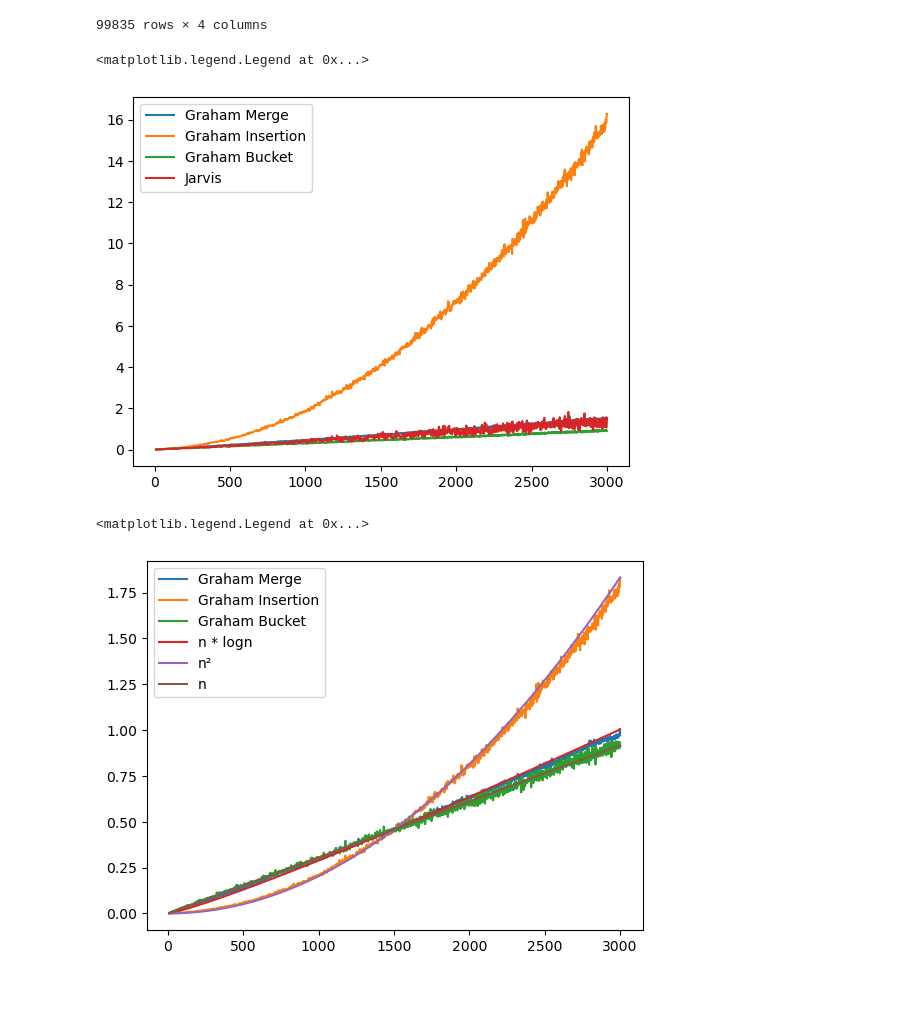
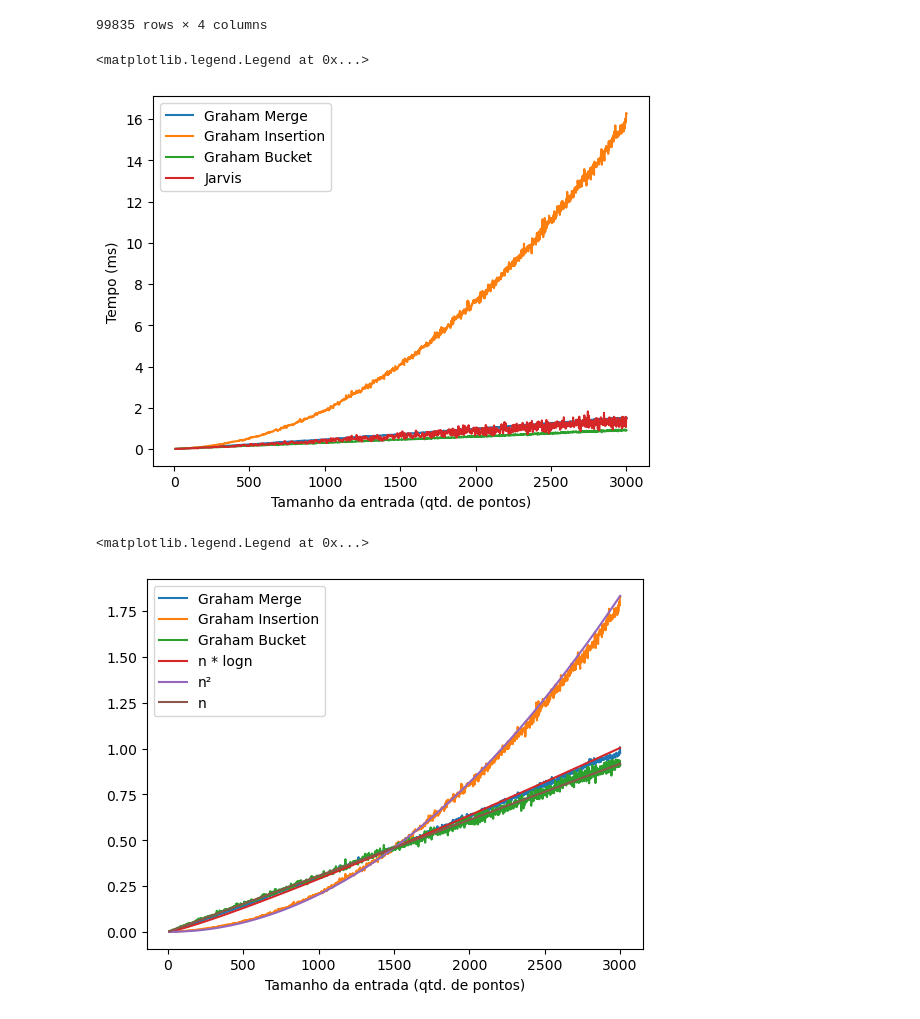
Before and after one commit to LuizFGRocha/TP2, a Jupyter notebook: Relatório.ipynb, the cells around one changed output. Cells and saved outputs as stored; diff of their text form; code cells hidden in the pictures; blank space fills up the shorter version.

```diff
--- a/Relatório.ipynb
+++ b/Relatório.ipynb
@@ -38,27 +38,30 @@ plt.plot(datfram['G_Merge'], label='Graham Merge')
 plt.plot(datfram['G_Insertion'], label='Graham Insertion')
 plt.plot(datfram['G_Bucket'], label='Graham Bucket')
 plt.plot(datfram['Jarvis'], label='Jarvis')
+plt.ylabel('Tempo (ms)')
+plt.xlabel('Tamanho da entrada (qtd. de pontos)')
 plt.legend()
 # %% [output]
 <matplotlib.legend.Legend at 0x...>
-[figure, old version]
+[figure, new version]
 # %%
 constante_central_nlogn = datfram['G_Bucket'].mean() / (np.log(1501) * 1501)
 constante_central_n2 = datfram['G_Bucket'].mean() / 1501 ** 2
 constante_central_n = datfram['G_Bucket'].mean() / 1501
 constante_central_merge = datfram['G_Bucket'].mean() / datfram['G_Merge'][1501]
 constante_central_insertion = datfram['G_Bucket'].mean() / datfram['G_Insertion'][1501]
 constante_central_jarvis = datfram['G_Bucket'].mean() / datfram['Jarvis'][1501]
 
 plt.plot(datfram['G_Merge'] * constante_central_merge, label='Graham Merge')
 plt.plot(datfram['G_Insertion'] * constante_central_insertion, label='Graham Insertion')
 plt.plot(datfram['G_Bucket'], label='Graham Bucket')
 plt.plot(np.int32(np.linspace(10, 3000, 1990)), np.linspace(10, 3000, 1990) * np.log(np.linspace(10, 3000, 1990)) * constante_central_nlogn, label='n * logn')
 plt.plot(np.int32(np.linspace(10, 3000, 1990)), np.linspace(10, 3000, 1990) ** 2 * constante_central_n2, label='n²')
 plt.plot(np.int32(np.linspace(10, 3000, 1990)), np.linspace(10, 3000, 1990) * constante_central_n, label='n')
+plt.xlabel('Tamanho da entrada (qtd. de pontos)')
 plt.legend()
 # %% [output]
 <matplotlib.legend.Legend at 0x...>
-[figure, old version]
+[figure, new version]
 # %%
 plt.plot(datfram['G_Merge'] * constante_central_merge, label='Graham Merge')
```
Also changed, not shown: parts of 7 cells of this notebook.
